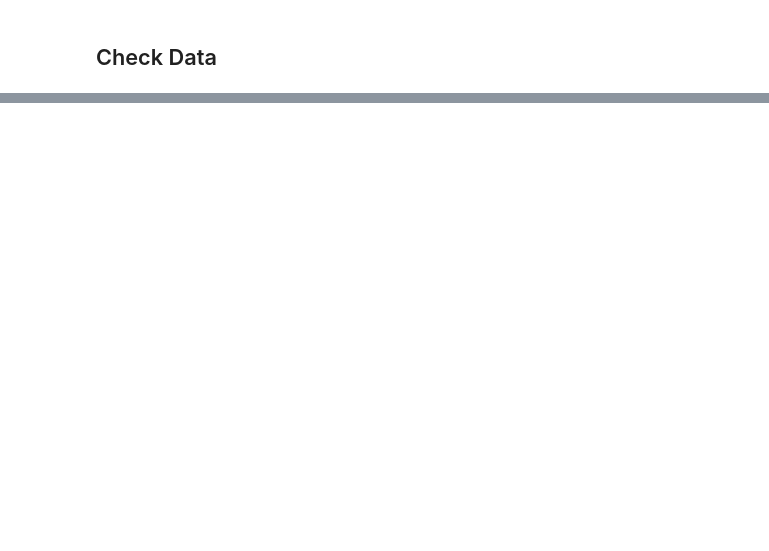
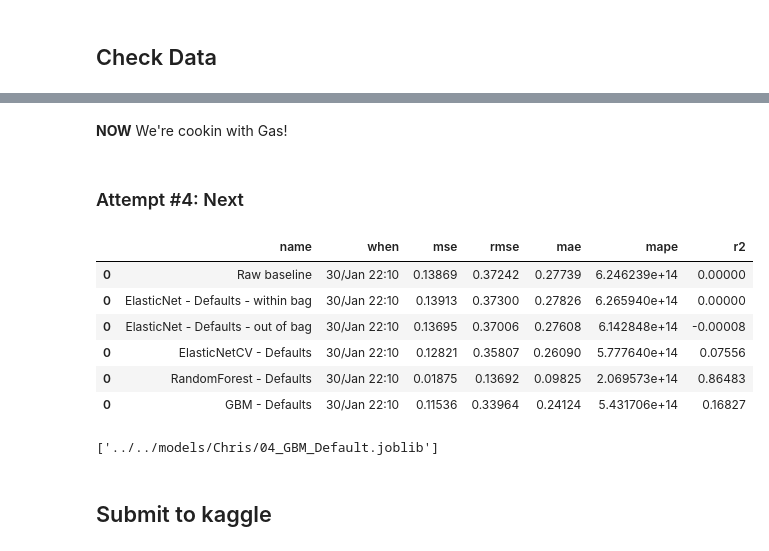
Before and after one commit to chrimaho/MDSI_ADSI_FEB21_AT1, a Jupyter notebook: notebooks/Chris/Test.ipynb, the cells around one changed output, grey strips where cells are left out. Saved outputs shown, nothing was run; the diff lists cells and outputs as text; code cells hidden in the pictures; blank space fills up the shorter version.

```diff
--- a/notebooks/Chris/Test.ipynb
+++ b/notebooks/Chris/Test.ipynb
@@ -77,0 +361,18 @@ profile
+# %%
+# Import model
+from sklearn.ensemble import RandomForestRegressor
+
+# Instantiate
+reg = RandomForestRegressor()
+
+# Train
+reg.fit(feat, targ)
+
+# Predict on validation data
+pred = reg.predict(feat)
+
+# Check performance
+save_reg_perf(pred, targ, "RandomForest - Defaults")
+
+# Backup
+dump(reg, "../../models/Chris/03_RandomForest_Default.joblib")
@@ -77,0 +387,33 @@ profile
+# %% [markdown]
+**NOW** We're cookin with Gas!
+# %% [markdown]
+### Attempt #4: Next
+# %%
+# Import model
+from sklearn.ensemble import GradientBoostingRegressor
+
+# Instantiate
+reg = GradientBoostingRegressor()
+
+# Train
+reg.fit(feat, targ)
+
+# Predict on validation data
+pred = reg.predict(feat)
+
+# Check performance
+save_reg_perf(pred, targ, "GBM - Defaults")
+
+# Backup
+dump(reg, "../../models/Chris/04_GBM_Default.joblib")
+# %% [output]
+|  | name | when | mse | rmse | mae | mape | r2 |
+| 0 | Raw baseline | 30/Jan 22:10 | 0.13869 | 0.37242 | 0.27739 | 6.246239e+14 | 0.00000 |
+| 0 | ElasticNet - Defaults - within bag | 30/Jan 22:10 | 0.13913 | 0.37300 | 0.27826 | 6.265940e+14 | 0.00000 |
+| 0 | ElasticNet - Defaults - out of bag | 30/Jan 22:10 | 0.13695 | 0.37006 | 0.27608 | 6.142848e+14 | -0.00008 |
+| 0 | ElasticNetCV - Defaults | 30/Jan 22:10 | 0.12821 | 0.35807 | 0.26090 | 5.777640e+14 | 0.07556 |
+| 0 | RandomForest - Defaults | 30/Jan 22:10 | 0.01875 | 0.13692 | 0.09825 | 2.069573e+14 | 0.86483 |
+| 0 | GBM - Defaults | 30/Jan 22:10 | 0.11536 | 0.33964 | 0.24124 | 5.431706e+14 | 0.16827 |
+['../../models/Chris/04_GBM_Default.joblib']
+# %% [markdown]
+## Submit to kaggle
```
Also changed, not shown: parts of 33 cells of this notebook, 1 other file.
